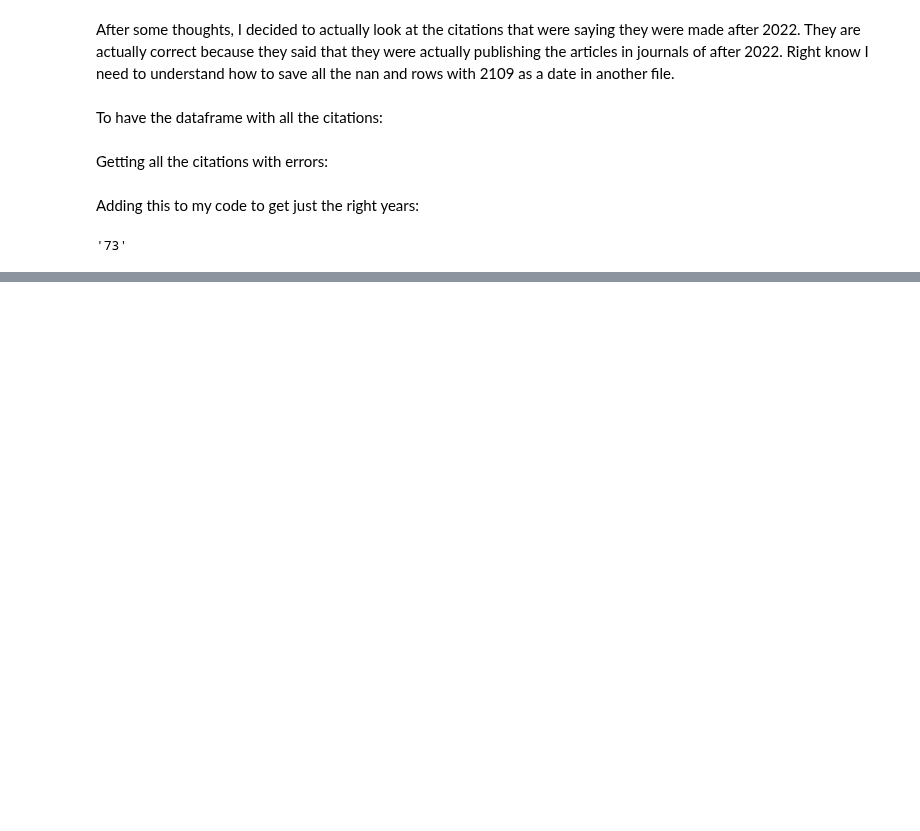
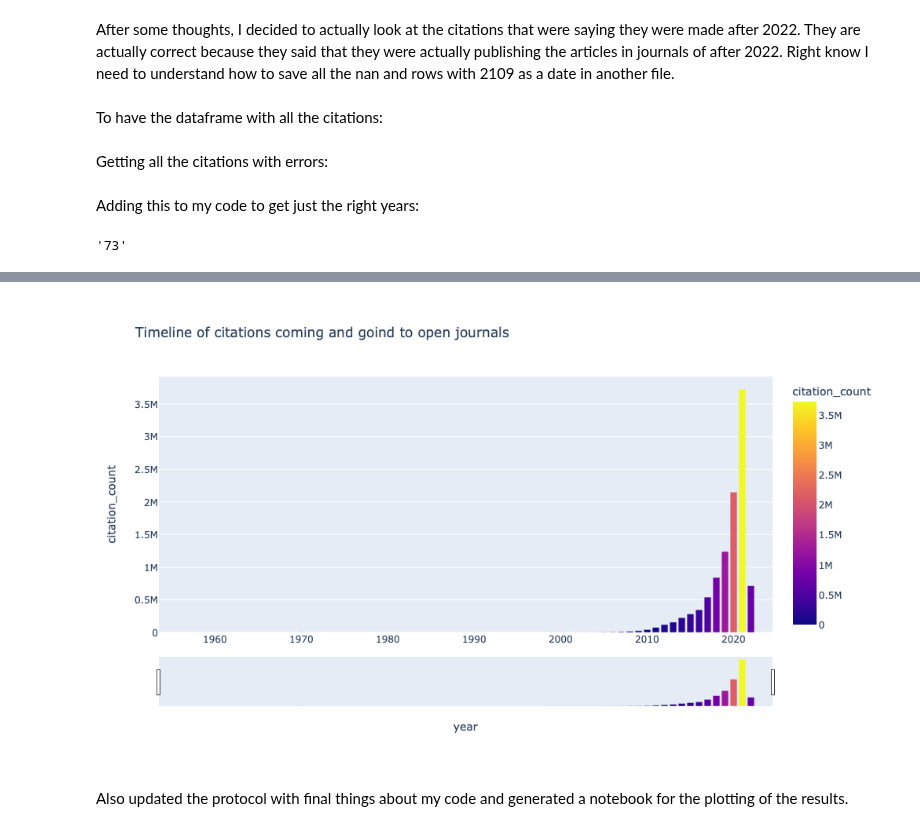
Before and after one commit to open-sci/2021-2022, a Jupyter notebook: docs/DonTLockUp/chiaram_notebook.ipynb, the cells around one changed output, grey strips where cells are left out. Cells and saved outputs as stored; diff of their text form; code cells hidden in the pictures; blank space fills up the shorter version.

```diff
--- a/docs/DonTLockUp/chiaram_notebook.ipynb
+++ b/docs/DonTLockUp/chiaram_notebook.ipynb
@@ -384,0 +399,8 @@ str(len(df))
+# %%
+fig = px.bar(df, x='year', y='citation_count',color='citation_count', height=600,title='Timeline of citations coming and goind to open journals')
+fig.update_xaxes(rangeslider_visible=True)
+fig.show()
+# %% [output]
+[figure, added]
+# %% [markdown]
+Also updated the protocol with final things about my code and generated a notebook for the plotting of the results.
```
Also changed, not shown: parts of 8 cells of this notebook.
